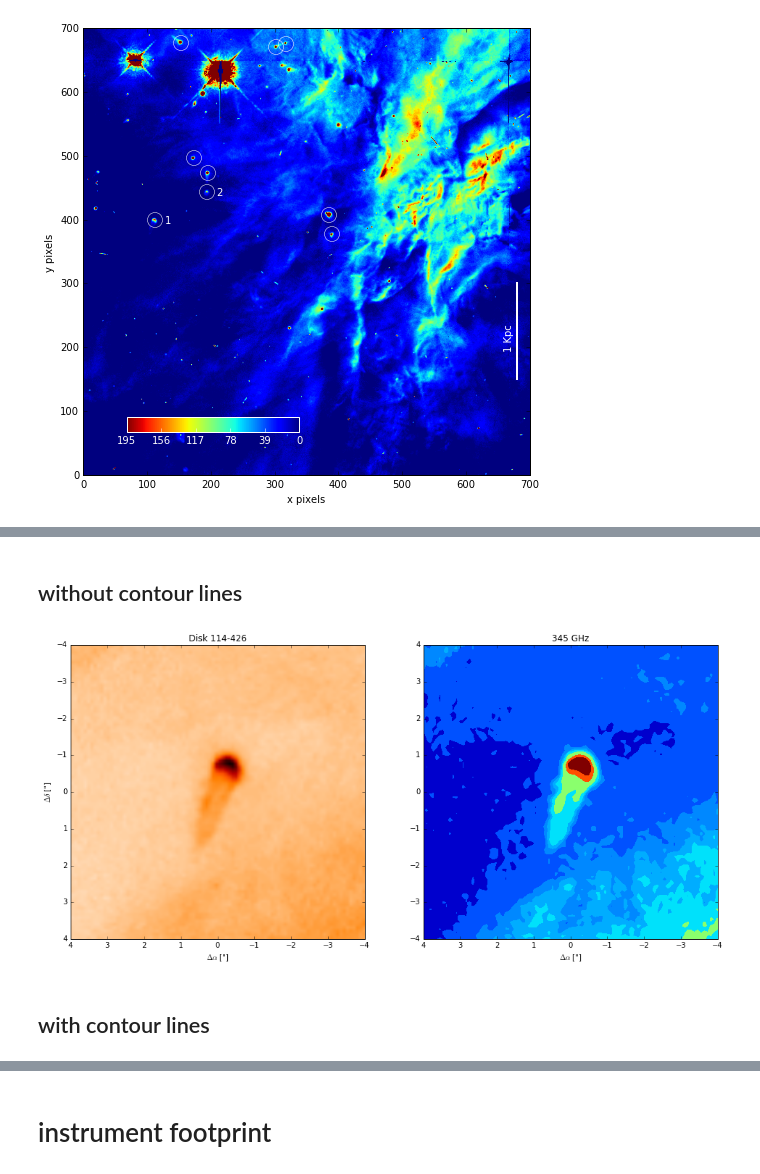
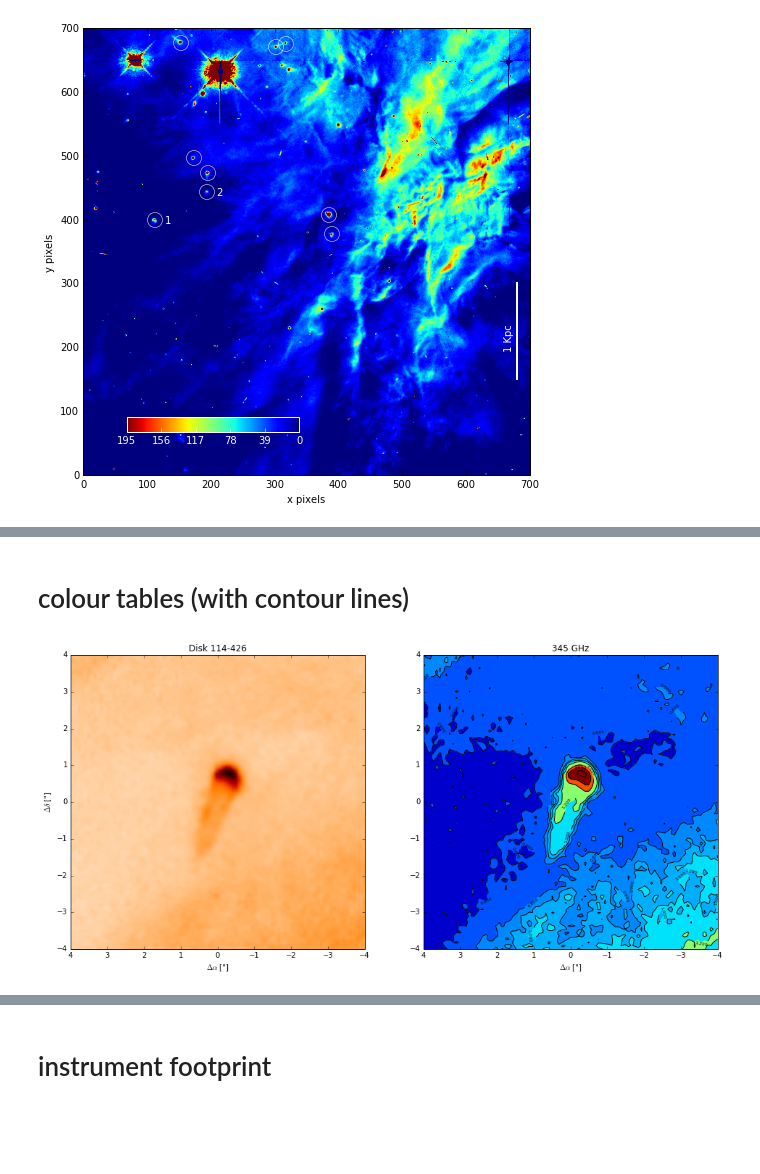
Before and after one commit to astrocaribe/astroplotlib, a Jupyter notebook: notebooks/image_plots.ipynb, the cells around one changed output, grey strips where cells are left out. Cells and saved outputs as stored; diff of their text form; code cells hidden in the pictures; blank space fills up the shorter version.

Commit message:
Add notebook for image plots, rename simple plot notebook

```diff
--- a/notebooks/image_plots.ipynb
+++ b/notebooks/image_plots.ipynb
@@ -140,43 +265,71 @@ import numpy as np
 # %% [markdown]
-## without contour lines
+# colour tables (with contour lines)
 # %%
+#! /usr/bin/env python
+
+# Header
+'''
+:Despription:         Shows the use of colour tables
+
+:Execute:
+                      >>> python image_4-2_python.py
+
+:Inputs:              proplyd.fits
+
+:Outputs:             images_plot_4-2.pdf
+
+:Author:              Tommy LE BLANC
+                      Space Telescope Science Institute, USA
+
+:Revisions:
+                      - Written by Tommy LE BLANC, Jul 2013
+                      - Misc updates, Jan 2016
+'''
+
+# Import necessary modules
+import matplotlib.pyplot as plt
+import matplotlib.cm as cm
+import pyfits as pf
+import numpy as np
+
 # Name output file
-psname = '../plots/image_plot_4-1.pdf'
+psname = '../plots/image_plot_4-2.pdf'
 
 # Read FITS file
 img = pf.getdata('../data/proplyd.fits', 0)
 
 # Setup plot
 fig, (ax1, ax2) = plt.subplots(1, 2, figsize=(16, 8))
 ax1.set_aspect('equal')
 ax2.set_aspect('equal')
 ax1.set_xlabel(r'$\Delta \alpha$ ["]')
 ax1.set_ylabel(r'$\Delta \delta$ ["]')
 ax1.set_title('Disk 114-426')
 ax2.set_title('345 GHz')
 ax2.set_xlabel(r'$\Delta \alpha$ ["]')
 
 # Plot left figure
 cmap = cm.get_cmap('gist_heat_r')
-ax1.imshow(img, cmap=cmap, vmin=0, vmax=6, extent=[4,-4,-4,4])
-ax1.invert_yaxis()
+ax1.imshow(img, cmap=cmap, vmin=0, vmax=6, extent=[4,-4,-4,4], origin='lower')
 
 # Plot right figure
 # Compute contours
 contour_x = 4.0 - np.arange(90)* ((4.0 - (-4.0))/89.)
 contour_y = -4.0 + np.arange(90)* ((4.0 - (-4.0))/89.)
 ax2.set_xlim(4,-4)
 
 # Set cmap colour scheme
 cmap = cm.get_cmap('jet')
 
 levels = [0.0, 0.6, 0.8, 0.9,1.0, 1.2, 2.0, 3.0, 5.0, 7.0]
 cont = ax2.contourf(contour_x, contour_y, img, cmap=cmap, vmin=0.1, vmax=3, levels=levels)
+
+# # Includes black contour lines
+contour_lines = ax2.contour(contour_x, contour_y, img, colors=['black'], levels=levels)
+plt.clabel(contour_lines, fontsize=6)
 ax2.ticklabel_format(axis='y', visible='False')
 
 # Save figure
 fig.savefig(psname)
 # %% [output]
-[figure, old version]
+[figure, new version]
-# %% [markdown]
-## with contour lines
```
Also changed, not shown: parts of 15 cells of this notebook.
